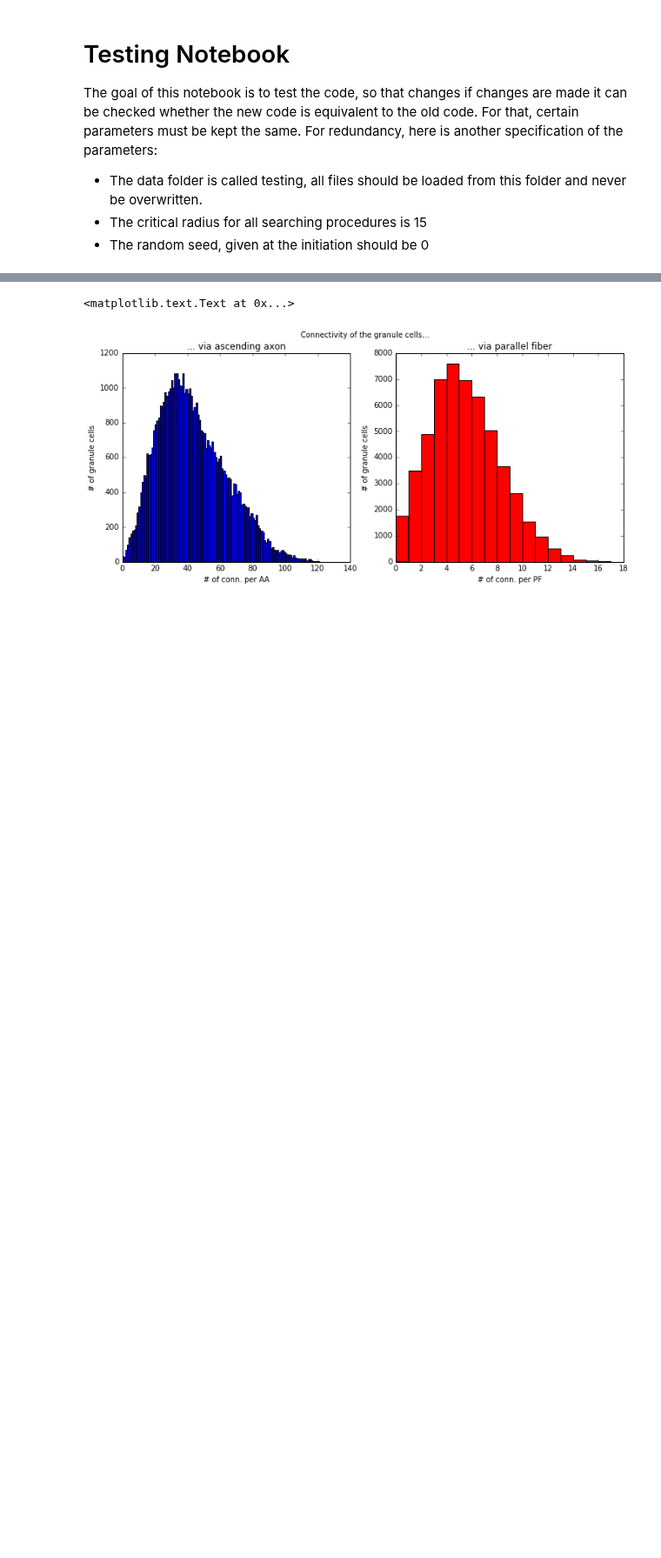
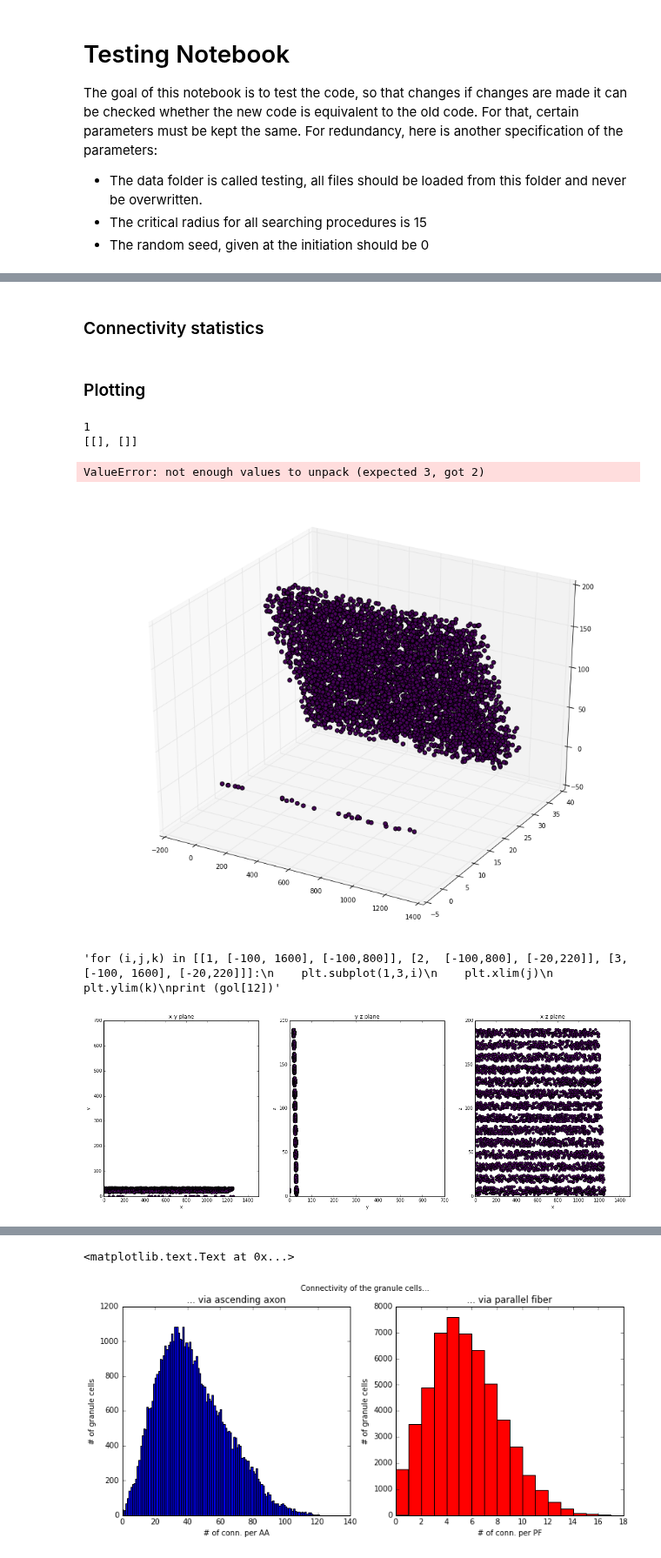
Before and after one commit to CNS-OIST/pycabnn, a Jupyter notebook: Test_Code_Notebook.ipynb, the cells around one changed output, grey strips where cells are left out. Shown at 87% size. Drawn from its saved outputs; the diff is of its cells as text; code cells hidden in the pictures; blank space fills up the shorter version.

```diff
--- a/Test_Code_Notebook.ipynb
+++ b/Test_Code_Notebook.ipynb
@@ -21,5 +24,6 @@ import csv
 # %%
 def read_in_flat(fn, conv2int = False):
+    '''Reads in a flat list (first element of each line of the file)'''
     with open (fn, newline = '') as f:
         rr = csv.reader(f, delimiter = ' ')
         if conv2int: res = [int(float(line[0])) for line in rr]
@@ -27,6 +31,7 @@ def read_in_flat(fn, conv2int = False):
     return res
 
 def read_in_nested(fn, conv2int = False):
+    '''Reads in a nested list where each line of the file is converted to a list itself.'''
     with open (fn, newline = '') as f:
         rr = csv.reader(f, delimiter = ' ')
         if conv2int: res = [[int(float(i)) for i in line] for line in rr]
@@ -34,6 +39,9 @@ def read_in_nested(fn, conv2int = False):
     return res
 
 def read_in_multiple (fn_begin, fn_end, nested, conv2int = False, ind_start = 0, max_ind = 10000):
+    '''Reads in data from multiple files with similar names and  concatenates them.
+    Filename convention: fn_begin + str(id) + fn_end, where id is increased step by step until no more file is found.
+    If nested, each line of the file will be converted to an extra list.'''
     new_file = True
     cur_id = int(ind_start)
     res = []
@@ -42,15 +50,14 @@ def read_in_multiple (fn_begin, fn_end, nested, conv2int = False, ind_start = 0,
         try:
             if nested: subres = read_in_nested (fn_no, conv2int)
             else: subres = read_in_flat (fn_no, conv2int)
-            res.extend(subres)
-            cur_id = cur_id+1
-            #print (cur_id)
-        except: new_file = False
+        except: break
+        res.extend(subres)
+        cur_id = cur_id+1
     return res
 
 def read_in_coordfile (fn, parse_ignore = True, return_list = False):
     '''
-    reads in the file stored under fn (works for certain files that contain coordinates)
+    reads in the file stored under fn, packing each line in an array line (-> file should have the same number of elments in each line)
     Returns a np array with the data.
     If there is a problem parsing, this function will not break, however it will store it in a dict
     If parse-ignore is set False, the number of unparsable signs as well as a set of them will be printed.
@@ -70,4 +77,16 @@ def read_in_coordfile (fn, parse_ignore = True, return_list = False):
     else: return np.asarray(res)
 
 def reshape_dendcoo (dends):
+    '''Reshape the 3D coordinates for the dendrite files, adding one dimension'''
     return dends.reshape((len(dends), int(len(dends[0])/3), 3))
+
+def select_region (grt, cts, xr, yr, zr, cr):
+    ''' Lets you find cells with defined propoerties: x,y,z-range, and with a number of connections in range cr
+    (all ranges in form [min, max]), returns indices'''
+    a = np.ones(len(grt))>0
+    for i, (j, k) in enumerate([xr,yr,zr]):
+        a = np.logical_and(a, grt[:,i]>=j)
+        a = np.logical_and(a, grt[:,i]<=k)
+    a = np.logical_and (a, cts>=cr[0])
+    a = np.logical_and (a, cts<=cr[1])
+    return np.where(a == True)[0]
@@ -98,0 +93,2 @@ def plot3d (ax, dat, *args, **kwargs):
+# %% [markdown]
+### Connectivity statistics
@@ -98,0 +180,2 @@ def plot3d (ax, dat, *args, **kwargs):
+# %% [markdown]
+### Plotting
@@ -98,0 +234,13 @@ def plot3d (ax, dat, *args, **kwargs):
+# %%
+pf2, npf2= unique_con_per_cell_multifile(path_full+'PFtoGoCtarget',path_full+'PFtoGoCsource', '.dat', [12,15])
+# %% [output]
+1
+[[], []]
+ValueError: not enough values to unpack (expected 3, got 2)
+# %%
+
+plot_point_count_stats (gran, counts = [1], idx = np.asarray(pf2[0]), D3 = True, D2 = True, setdims2D=[1500,700,200])
+# %% [output]
+[figure, added]
+'for (i,j,k) in [[1, [-100, 1600], [-100,800]], [2,  [-100,800], [-20,220]], [3, [-100, 1600], [-20,220]]]:\n    plt.subplot(1,3,i)\n    plt.xlim(j)\n    plt.ylim(k)\nprint (gol[12])'
+[figure, added]
```
Also changed, not shown: parts of 43 cells of this notebook.
